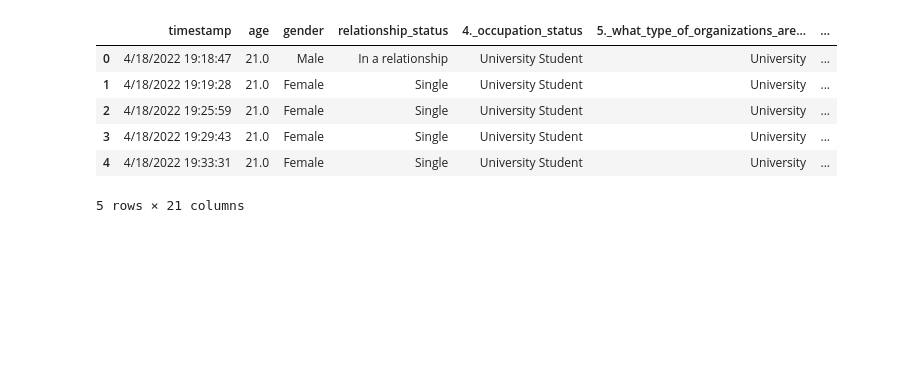
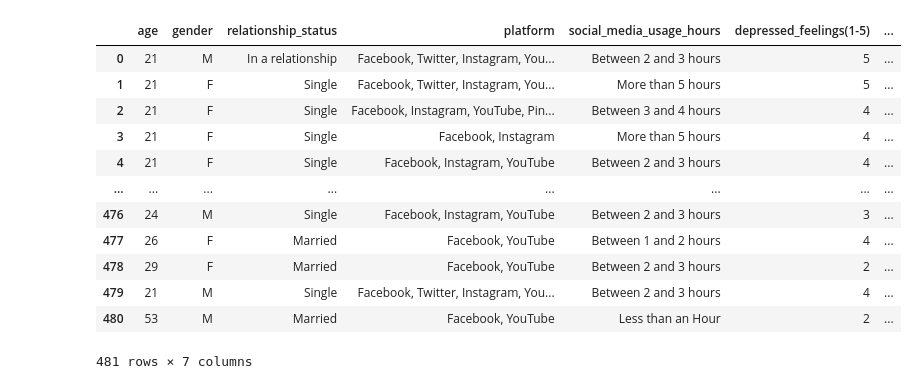
Before and after one commit to harimrys/project-social-media, a Jupyter notebook: main.ipynb, the cells around one changed output. Saved outputs shown, nothing was run; the diff lists cells and outputs as text; code cells hidden in the pictures; blank space fills up the shorter version.

```diff
--- a/main.ipynb
+++ b/main.ipynb
@@ -32,16 +128,23 @@ df2.head()
 # %%
 url3 = r"data/smmh.csv"
 df3 = read_data(url3)
 df3 = clean_data(df3)
-
 df3 = clean_table3(df3)
-
-df3.head()
+drop_columns3(df3)
+df3 = df3.astype({'age': 'int64'})
+df3 = change_value(df3)
+df3
 # %% [output]
-|  | timestamp | age | gender | relationship_status | 4._occupation_status | 5._what_type_of_organizations_are... | ... |
-| 0 | 4/18/2022 19:18:47 | 21.0 | Male | In a relationship | University Student | University | ... |
-| 1 | 4/18/2022 19:19:28 | 21.0 | Female | Single | University Student | University | ... |
-| 2 | 4/18/2022 19:25:59 | 21.0 | Female | Single | University Student | University | ... |
-| 3 | 4/18/2022 19:29:43 | 21.0 | Female | Single | University Student | University | ... |
-| 4 | 4/18/2022 19:33:31 | 21.0 | Female | Single | University Student | University | ... |
+|  | age | gender | relationship_status | platform | social_media_usage_hours | depressed_feelings(1-5) | ... |
+| 0 | 21 | M | In a relationship | Facebook, Twitter, Instagram, You... | Between 2 and 3 hours | 5 | ... |
+| 1 | 21 | F | Single | Facebook, Twitter, Instagram, You... | More than 5 hours | 5 | ... |
+| 2 | 21 | F | Single | Facebook, Instagram, YouTube, Pin... | Between 3 and 4 hours | 4 | ... |
+| 3 | 21 | F | Single | Facebook, Instagram | More than 5 hours | 4 | ... |
+| 4 | 21 | F | Single | Facebook, Instagram, YouTube | Between 2 and 3 hours | 4 | ... |
+| ... | ... | ... | ... | ... | ... | ... | ... |
+| 476 | 24 | M | Single | Facebook, Instagram, YouTube | Between 2 and 3 hours | 3 | ... |
+| 477 | 26 | F | Married | Facebook, YouTube | Between 1 and 2 hours | 4 | ... |
+| 478 | 29 | F | Married | Facebook, YouTube | Between 2 and 3 hours | 2 | ... |
+| 479 | 21 | M | Single | Facebook, Twitter, Instagram, You... | Between 2 and 3 hours | 4 | ... |
+| 480 | 53 | M | Married | Facebook, YouTube | Less than an Hour | 2 | ... |
-5 rows × 21 columns
+481 rows × 7 columns
```
Also changed, not shown: parts of 15 cells of this notebook, 1 other file.
